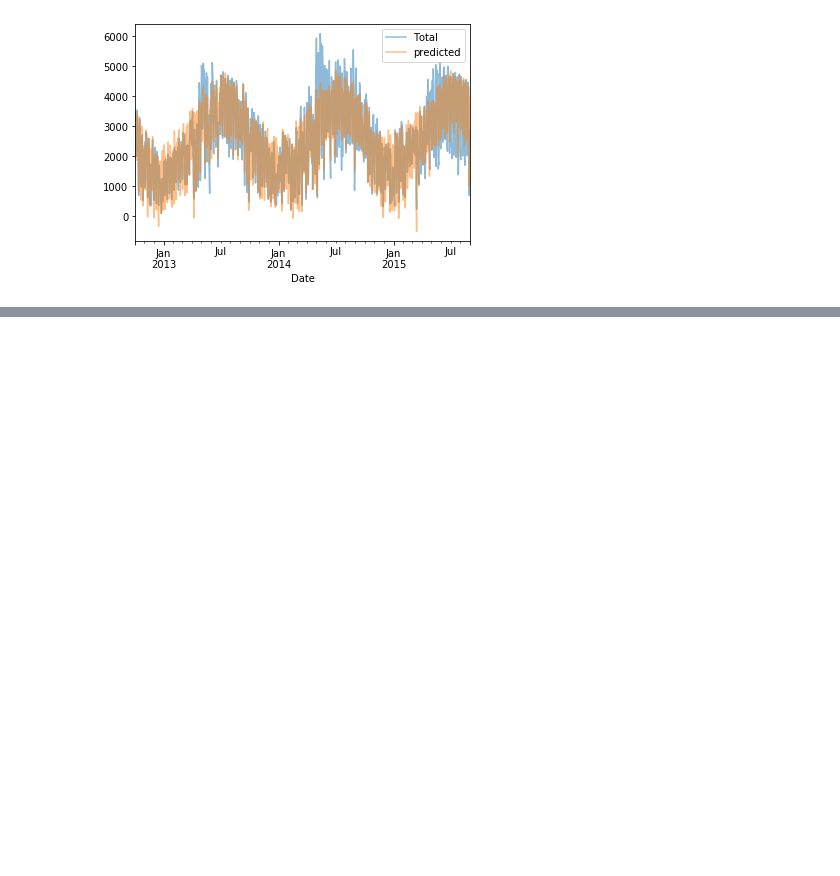
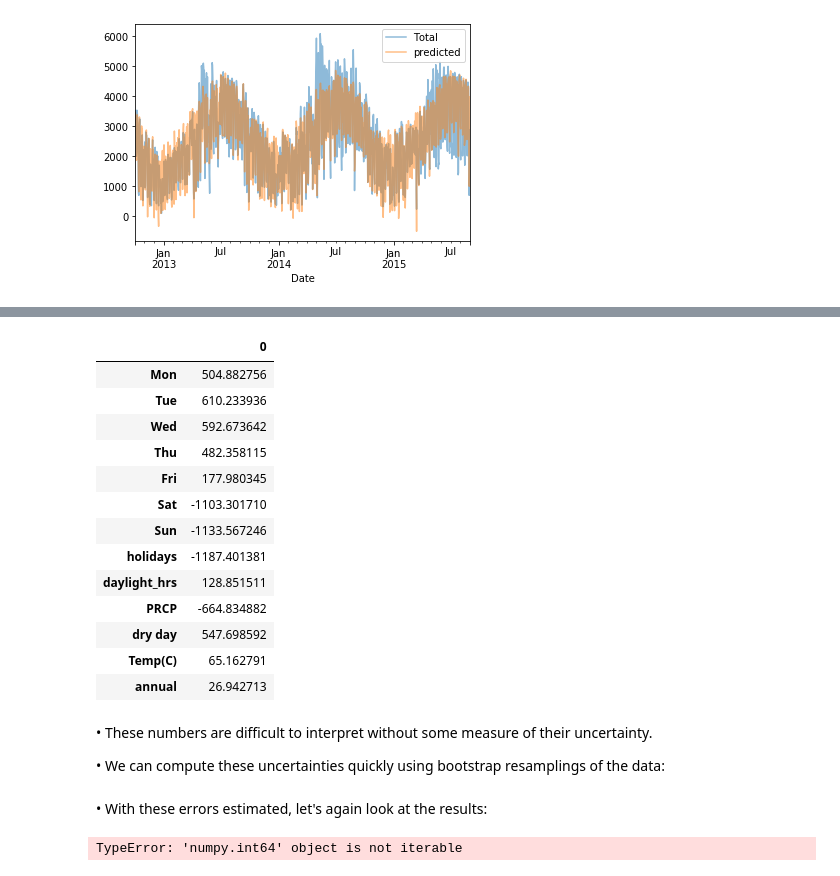
Before and after one commit to rajesh1994/python_excercise_programiz, a Jupyter notebook: python/12_scikit_learn/6. Example - Predicting Bicycle Traffic.ipynb, the cells around one changed output, grey strips where cells are left out. Cells and saved outputs as stored; diff of their text form; code cells hidden in the pictures; blank space fills up the shorter version.

```diff
--- a/python/12_scikit_learn/6. Example - Predicting Bicycle Traffic.ipynb
+++ b/python/12_scikit_learn/6. Example - Predicting Bicycle Traffic.ipynb
@@ -138,0 +145,22 @@ daily[['Total', 'predicted']].plot(alpha = 0.5);
+# %%
+params = pd.DataFrame(model.coef_, index=X.columns)
+params
+# %% [output]
+|  | 0 |
+| Mon | 504.882756 |
+| Tue | 610.233936 |
+| Wed | 592.673642 |
+| Thu | 482.358115 |
+| Fri | 177.980345 |
+| Sat | -1103.301710 |
+| Sun | -1133.567246 |
+| holidays | -1187.401381 |
+| daylight_hrs | 128.851511 |
+| PRCP | -664.834882 |
+| dry day | 547.698592 |
+| Temp(C) | 65.162791 |
+| annual | 26.942713 |
+# %% [markdown]
+• These numbers are difficult to interpret without some measure of their uncertainty.
+
+• We can compute these uncertainties quickly using bootstrap resamplings of the data:
@@ -138,0 +172,6 @@ daily[['Total', 'predicted']].plot(alpha = 0.5);
+# %% [markdown]
+• With these errors estimated, let's again look at the results:
+# %%
+pd.DataFrame({'effect' : params.round(0), 'error' : err.round(0)})
+# %% [output]
+TypeError: 'numpy.int64' object is not iterable
```
Also changed, not shown: parts of 2 cells of this notebook.
